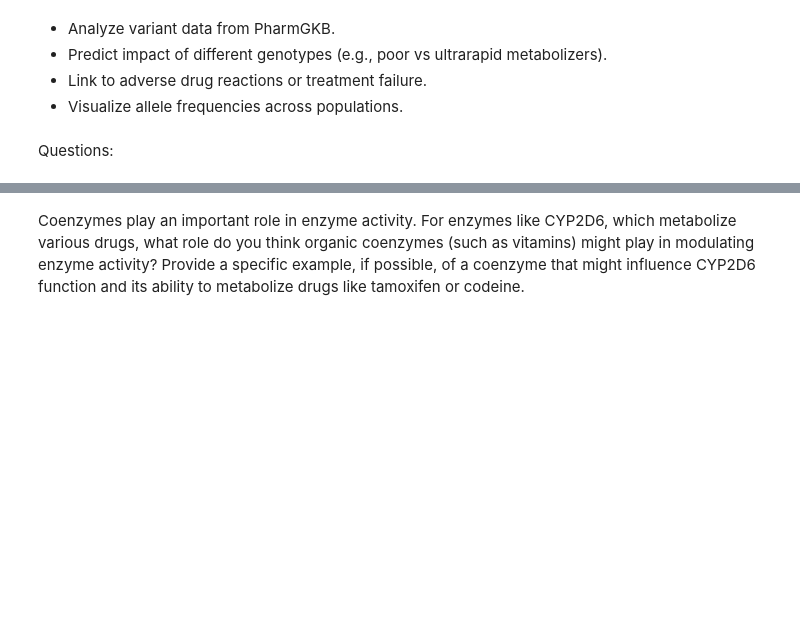
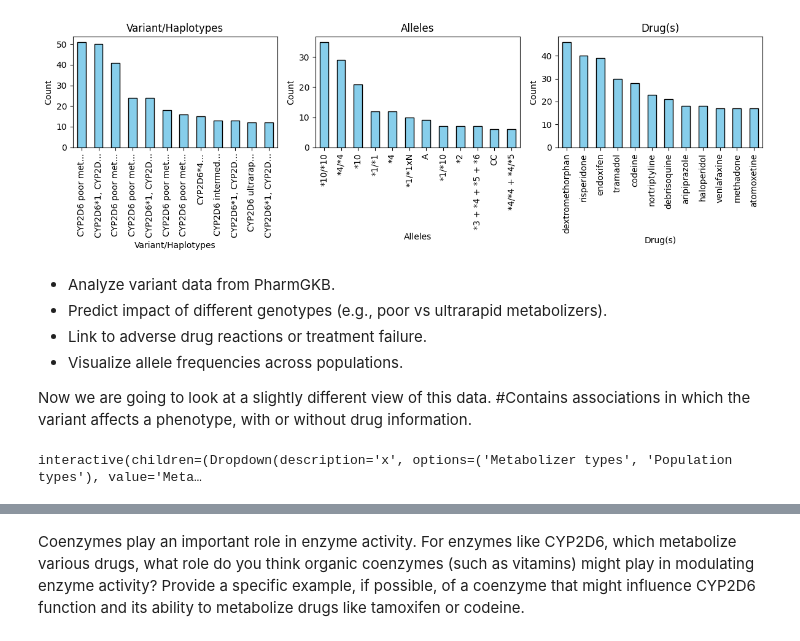
Before and after one commit to ds-modules/ecc-biology, a Jupyter notebook: enzymes/enzymes_bioinformatics.ipynb, the cells around one changed output, grey strips where cells are left out. Drawn from its saved outputs; the diff is of its cells as text; code cells hidden in the pictures; blank space fills up the shorter version.

```diff
--- a/enzymes/enzymes_bioinformatics.ipynb
+++ b/enzymes/enzymes_bioinformatics.ipynb
@@ -131,7 +53,0 @@ fig.show()
-# %%
-#Contains associations in which the variant affects a phenotype, with or without drug information.
-df = pd.read_csv('variantAnnotations/var_pheno_ann.tsv', sep='\t')
-df = df.loc[df['Gene'] == 'CYP2D6']
-print(len(df))
-display(df.isna().sum())
-df.head(1)
@@ -160,7 +54,21 @@ dtype: int64
+# %%
+display_data_counts(df)
+# %% [output]
+[figure, added]
 # %% [markdown]
 - Analyze variant data from PharmGKB.
 - Predict impact of different genotypes (e.g., poor vs ultrarapid metabolizers).
 - Link to adverse drug reactions or treatment failure.
 - Visualize allele frequencies across populations.
+
+Now we are going to look at a slightly different view of this data. #Contains associations in which the variant affects a phenotype, with or without drug information.
-# %% [markdown]
-Questions:
+# %%
+phenotype = pd.read_csv('variantAnnotations/var_pheno_ann.tsv', sep='\t')
+phenotype = phenotype.loc[phenotype['Gene'] == 'CYP2D6']
+top_k = 7
+
+@interact(x=widgets.Dropdown(options = ['Metabolizer types', 'Population types'], value = 'Metabolizer types'))
+def g(x):
+    display_heatmap(phenotype, x, 7)
+# %% [output]
+interactive(children=(Dropdown(description='x', options=('Metabolizer types', 'Population types'), value='Meta…
```
Also changed, not shown: parts of 17 cells of this notebook, 5 other files.
